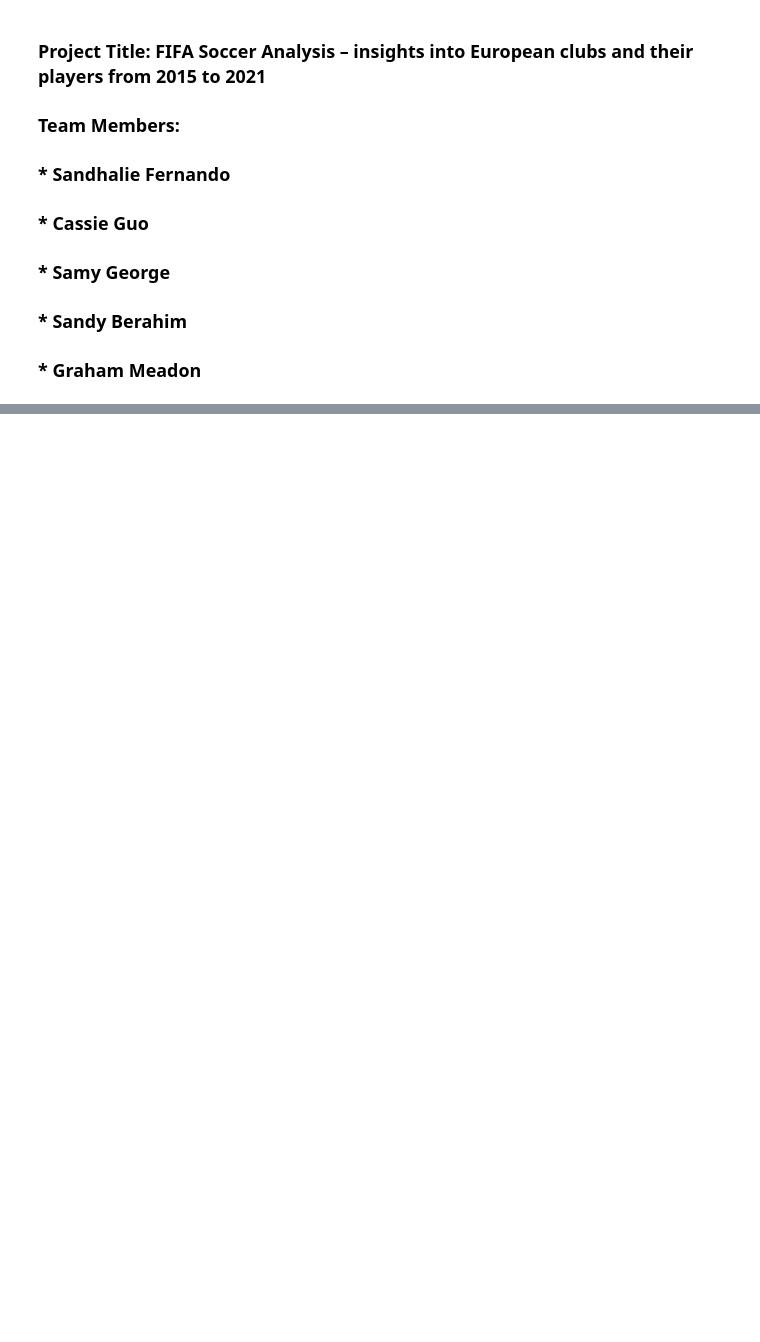
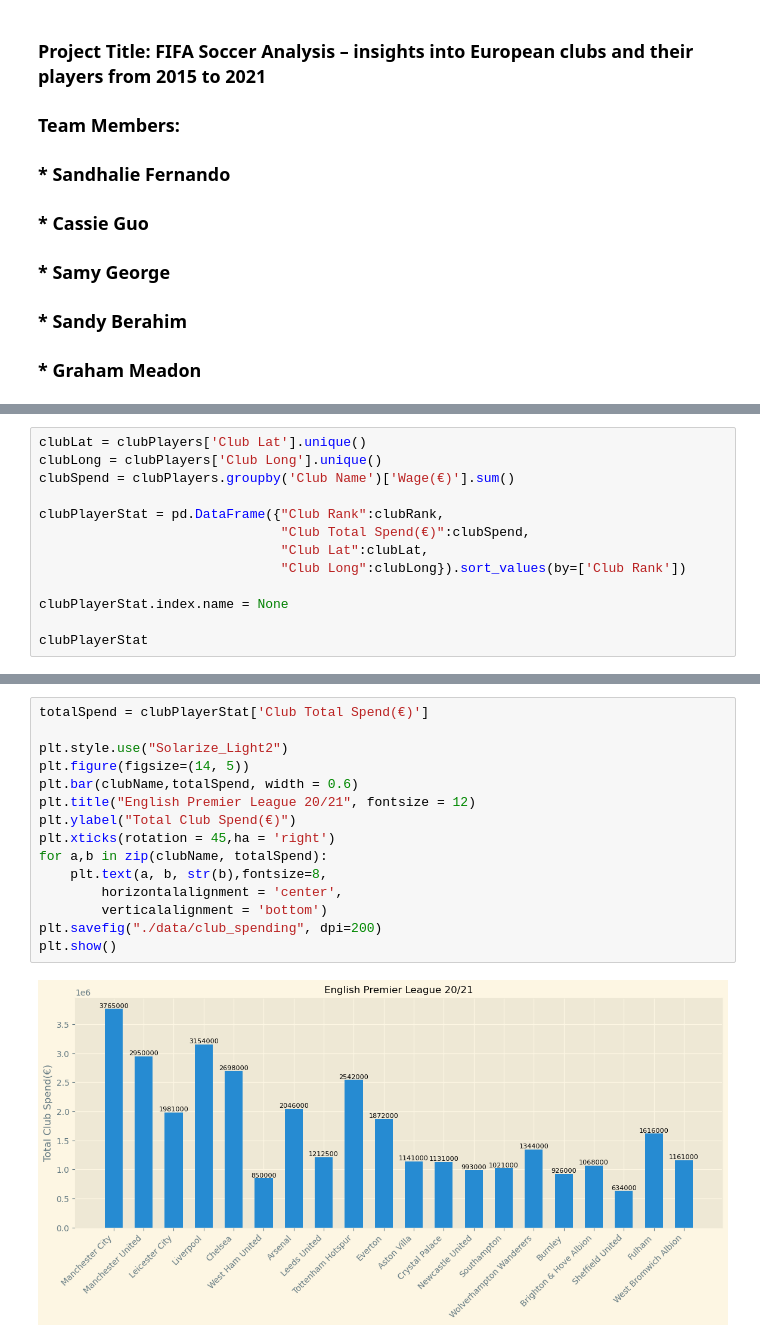
Before and after one commit to Misscoffeecassie/Group-2, a Jupyter notebook: Project_1_Group_2_FIFA_Players.ipynb, the cells around one changed output, grey strips where cells are left out. Drawn from its saved outputs; the diff is of its cells as text; blank space fills up the shorter version.

```diff
--- a/Project_1_Group_2_FIFA_Players.ipynb
+++ b/Project_1_Group_2_FIFA_Players.ipynb
@@ -47,0 +194,13 @@ combined_original_data_df
+# %%
+clubLat = clubPlayers['Club Lat'].unique()
+clubLong = clubPlayers['Club Long'].unique()
+clubSpend = clubPlayers.groupby('Club Name')['Wage(€)'].sum()
+
+clubPlayerStat = pd.DataFrame({"Club Rank":clubRank,
+                               "Club Total Spend(€)":clubSpend,
+                               "Club Lat":clubLat,
+                               "Club Long":clubLong}).sort_values(by=['Club Rank'])
+
+clubPlayerStat.index.name = None
+
+clubPlayerStat
@@ -47,0 +225,17 @@ combined_original_data_df
+# %%
+totalSpend = clubPlayerStat['Club Total Spend(€)']
+
+plt.style.use("Solarize_Light2")
+plt.figure(figsize=(14, 5))
+plt.bar(clubName,totalSpend, width = 0.6)
+plt.title("English Premier League 20/21", fontsize = 12)
+plt.ylabel("Total Club Spend(€)")
+plt.xticks(rotation = 45,ha = 'right')
+for a,b in zip(clubName, totalSpend):
+    plt.text(a, b, str(b),fontsize=8,
+        horizontalalignment = 'center',
+        verticalalignment = 'bottom')
+plt.savefig("./data/club_spending", dpi=200)
+plt.show()
+# %% [output]
+[figure, added]
```
Also changed, not shown: parts of 8 cells of this notebook, 3 other files.
